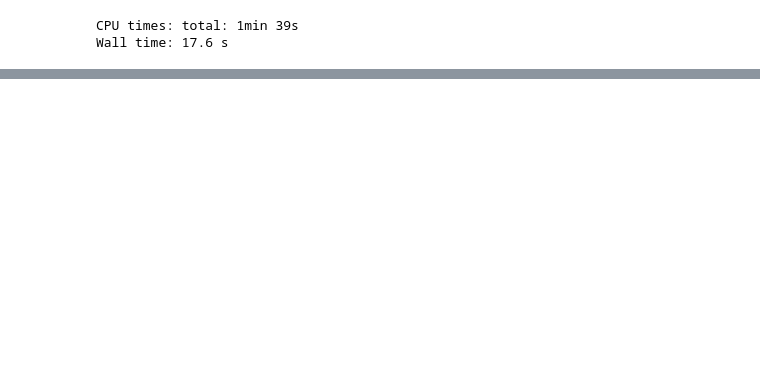
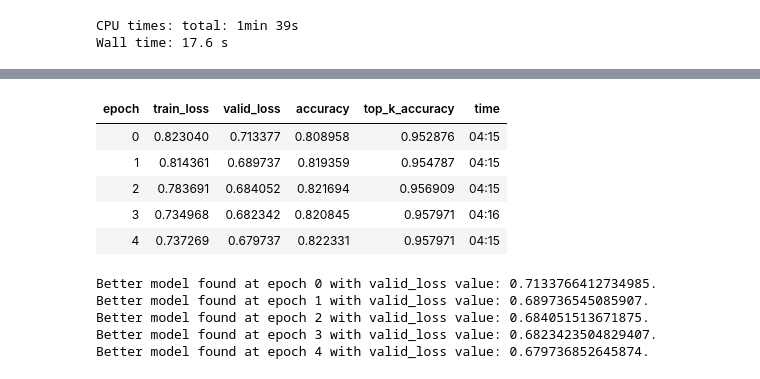
Before and after one commit to Andrei-d6/AAIT-HW2, a Jupyter notebook: Task1_v2.ipynb, the cells around one changed output, grey strips where cells are left out. Saved outputs shown, nothing was run; the diff lists cells and outputs as text; code cells hidden in the pictures; blank space fills up the shorter version.

```diff
--- a/Task1_v2.ipynb
+++ b/Task1_v2.ipynb
@@ -382,0 +419,14 @@ Wall time: 17.6 s
+# %%
+do_fit(learn, 'task1_again_resnet50_224_iter2', epochs=5, lr=7e-4, pct_start=0.75)
+# %% [output]
+| epoch | train_loss | valid_loss | accuracy | top_k_accuracy | time |
+| 0 | 0.823040 | 0.713377 | 0.808958 | 0.952876 | 04:15 |
+| 1 | 0.814361 | 0.689737 | 0.819359 | 0.954787 | 04:15 |
+| 2 | 0.783691 | 0.684052 | 0.821694 | 0.956909 | 04:15 |
+| 3 | 0.734968 | 0.682342 | 0.820845 | 0.957971 | 04:16 |
+| 4 | 0.737269 | 0.679737 | 0.822331 | 0.957971 | 04:15 |
+Better model found at epoch 0 with valid_loss value: 0.7133766412734985.
+Better model found at epoch 1 with valid_loss value: 0.689736545085907.
+Better model found at epoch 2 with valid_loss value: 0.684051513671875.
+Better model found at epoch 3 with valid_loss value: 0.6823423504829407.
+Better model found at epoch 4 with valid_loss value: 0.679736852645874.
```
Also changed, not shown: parts of 17 cells of this notebook.
